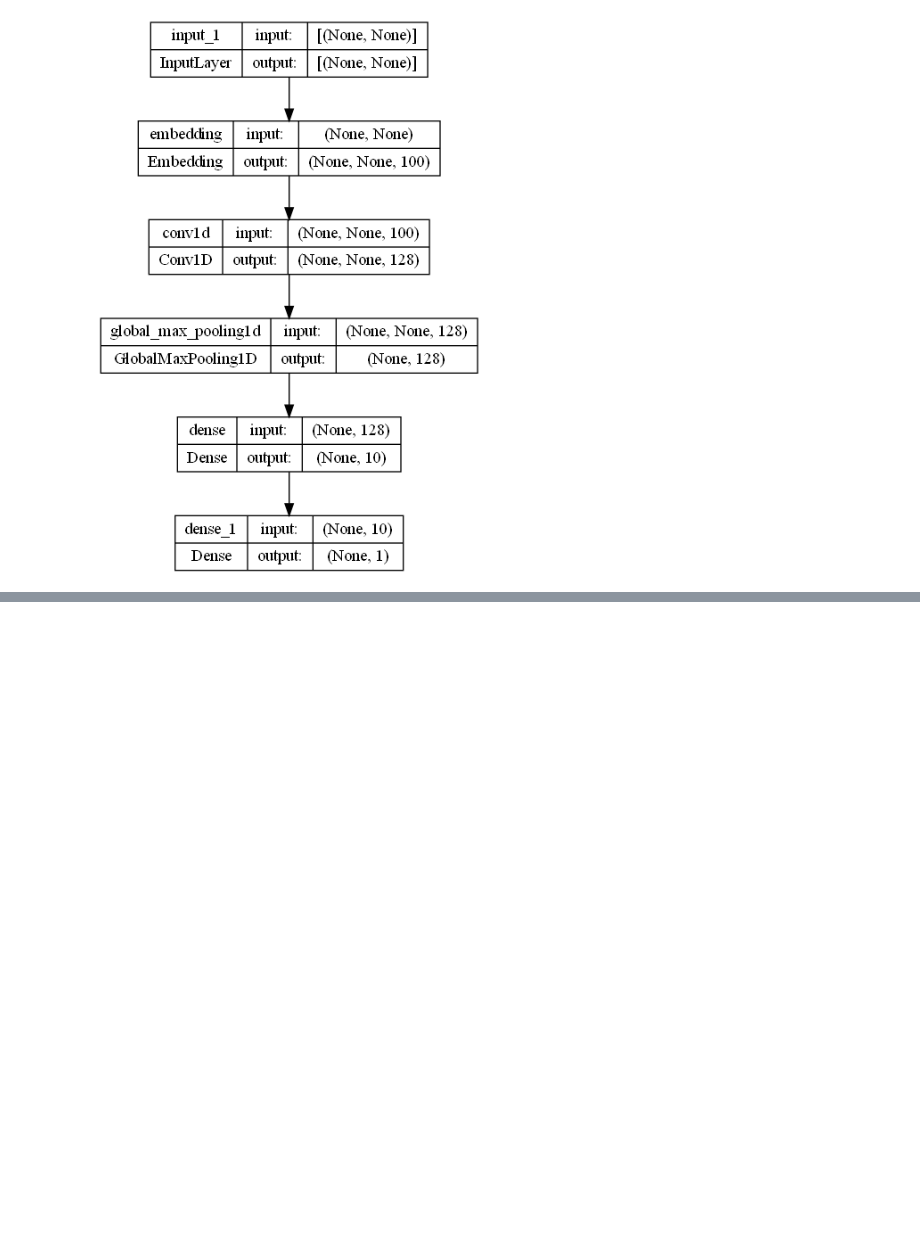
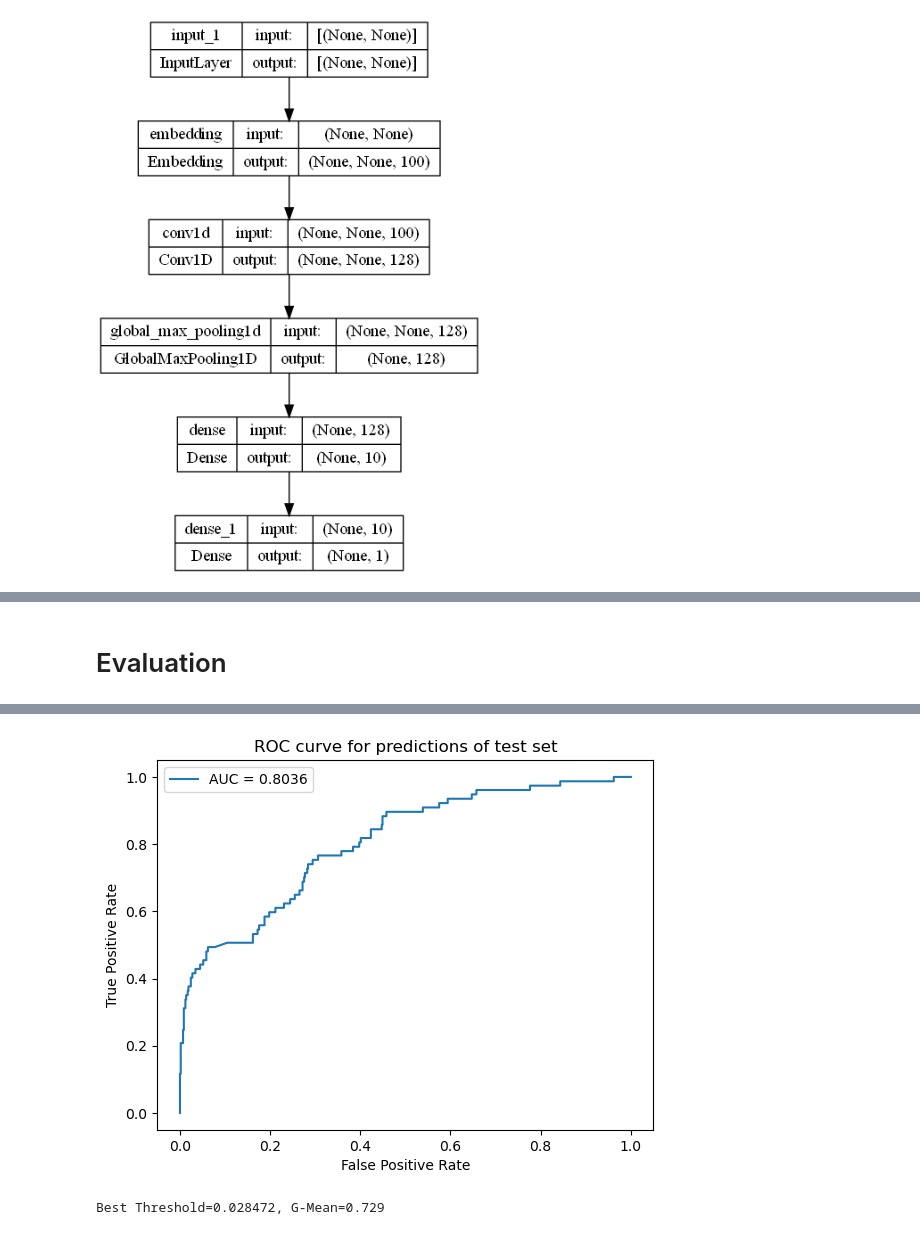
Before and after one commit to MajaMittag/gender-bias_da, a Jupyter notebook: toxicity_detection/main_full_version.ipynb, the cells around one changed output, grey strips where cells are left out. Saved outputs shown, nothing was run; the diff lists cells and outputs as text; code cells hidden in the pictures; blank space fills up the shorter version.

```diff
--- a/toxicity_detection/main_full_version.ipynb
+++ b/toxicity_detection/main_full_version.ipynb
@@ -345,16 +345,16 @@ Shapes:
 # load pre-trained embeddings
 
 # CONLL17 embeddings
-if "word2vec.model" not in os.listdir("embeddings") and "word2vec.model.vectors.npy" not in os.listdir("embeddings"):
+if "word2vec.model" not in os.listdir("embeddings") or "word2vec.model.vectors.npy" not in os.listdir("embeddings"):
     word_embeddings = load_wv_with_gensim('conll17.da.wv')
-    word_embeddings.save("word2vec.model")
-word_embeddings = KeyedVectors.load("word2vec.model")
+    word_embeddings.save("embeddings/word2vec.model")
+word_embeddings = KeyedVectors.load("embeddings/word2vec.model")
 
 # # Wiki embeddings
-# if "word2vecwiki.model" not in os.listdir():
+# if "word2vecwiki.model" not in os.listdir("embeddings") or "word2vecwiki.model.vectors.npy" not in os.listdir("embeddings"):
 #     word_embeddings = load_wv_with_gensim('wiki.da.wv')
-#     word_embeddings.save("word2vecwiki.model")
-# word_embeddings = KeyedVectors.load("word2vecwiki.model")
+#     word_embeddings.save("embeddings/word2vecwiki.model")
+# word_embeddings = KeyedVectors.load("embeddings/word2vecwiki.model")
 # %%
 # explore embeddings
 
@@ -561,2 +561,4 @@ print("Prediction :", pred[0])
 Probability: 0.7436549
 Prediction : 1
+# %% [markdown]
+# Evaluation
@@ -562,0 +567,23 @@ Prediction : 1
+# %%
+# ROC and AUC on test set
+y_proba = cnn.predict(X_test_padded)
+
+# compute roc curve and auc
+fpr, tpr, thresholds = roc_curve(y_test, y_proba, pos_label=1)
+auc = roc_auc_score(y_test, y_proba)
+
+# plot and save
+plt.plot(fpr, tpr, label=f"AUC = {round(auc,4)}")
+plt.ylabel("True Positive Rate")
+plt.xlabel("False Positive Rate")
+plt.legend()
+plt.title("ROC curve for predictions of test set")
+plt.savefig("plots/ROC_AUC_testset.png")
+plt.show()
+
+# from https://machinelearningmastery.com/threshold-moving-for-imbalanced-classification/
+gmeans = np.sqrt(tpr*(1-fpr))
+ix = np.argmax(gmeans)
+print('Best Threshold=%f, G-Mean=%.3f' % (thresholds[ix], gmeans[ix]))
+# tried to use this best threshold, but honestly just made it worse (f1 and accuracy)
+# %% [output]
@@ -562,0 +591,2 @@ Prediction : 1
+[figure, added]
+Best Threshold=0.028472, G-Mean=0.729
```
Also changed, not shown: parts of 10 cells of this notebook, 3 other files.
